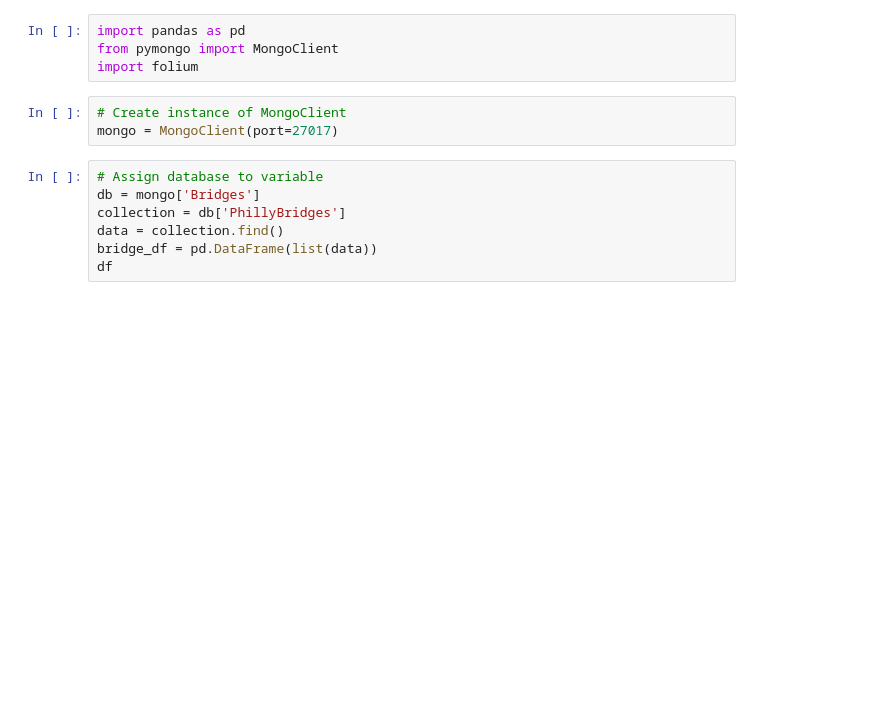
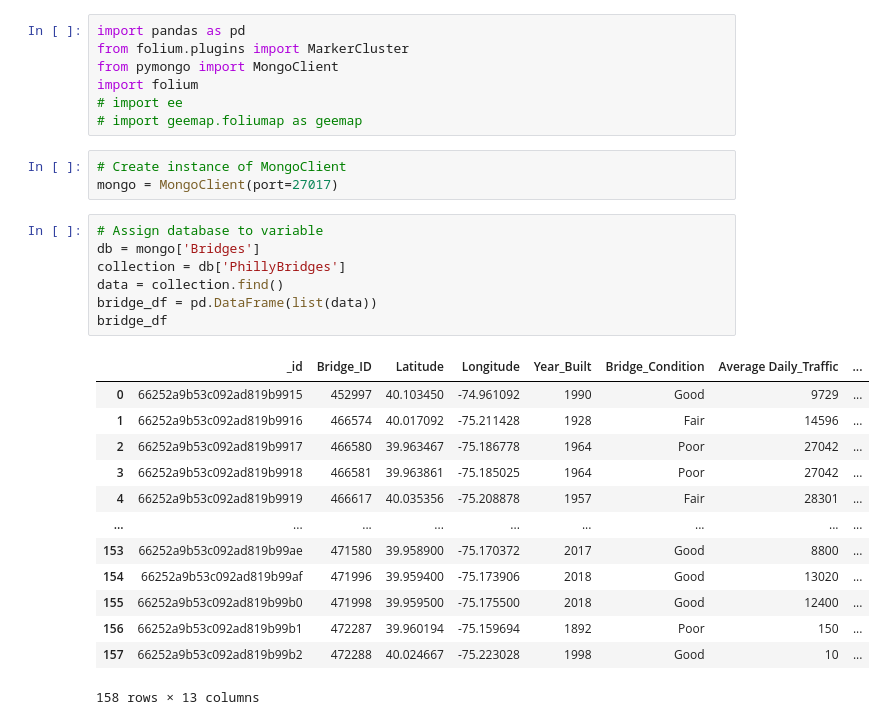
Before and after one commit to PatrickJohnDean/Project-3-Orange-Team, a Jupyter notebook: Data Visualization v.2.ipynb, the cells around one changed output. Cells and saved outputs as stored; diff of their text form; blank space fills up the shorter version.

```diff
--- a/Data Visualization v.2.ipynb
+++ b/Data Visualization v.2.ipynb
@@ -1,16 +1,33 @@
 # %%
 import pandas as pd
+from folium.plugins import MarkerCluster
 from pymongo import MongoClient
 import folium
+# import ee
+# import geemap.foliumap as geemap
 # %%
 # Create instance of MongoClient
 mongo = MongoClient(port=27017)
 # %%
 # Assign database to variable
 db = mongo['Bridges']
 collection = db['PhillyBridges']
 data = collection.find()
 bridge_df = pd.DataFrame(list(data))
-df
+bridge_df
+# %% [output]
+|  | _id | Bridge_ID | Latitude | Longitude | Year_Built | Bridge_Condition | Average Daily_Traffic | ... |
+| 0 | 66252a9b53c092ad819b9915 | 452997 | 40.103450 | -74.961092 | 1990 | Good | 9729 | ... |
+| 1 | 66252a9b53c092ad819b9916 | 466574 | 40.017092 | -75.211428 | 1928 | Fair | 14596 | ... |
+| 2 | 66252a9b53c092ad819b9917 | 466580 | 39.963467 | -75.186778 | 1964 | Poor | 27042 | ... |
+| 3 | 66252a9b53c092ad819b9918 | 466581 | 39.963861 | -75.185025 | 1964 | Poor | 27042 | ... |
+| 4 | 66252a9b53c092ad819b9919 | 466617 | 40.035356 | -75.208878 | 1957 | Fair | 28301 | ... |
+| ... | ... | ... | ... | ... | ... | ... | ... | ... |
+| 153 | 66252a9b53c092ad819b99ae | 471580 | 39.958900 | -75.170372 | 2017 | Good | 8800 | ... |
+| 154 | 66252a9b53c092ad819b99af | 471996 | 39.959400 | -75.173906 | 2018 | Good | 13020 | ... |
+| 155 | 66252a9b53c092ad819b99b0 | 471998 | 39.959500 | -75.175500 | 2018 | Good | 12400 | ... |
+| 156 | 66252a9b53c092ad819b99b1 | 472287 | 39.960194 | -75.159694 | 1892 | Poor | 150 | ... |
+| 157 | 66252a9b53c092ad819b99b2 | 472288 | 40.024667 | -75.223028 | 1998 | Good | 10 | ... |
+158 rows × 13 columns
 # %%
 # Create map of Philadelphia
```
Also changed, not shown: parts of 5 cells of this notebook.
